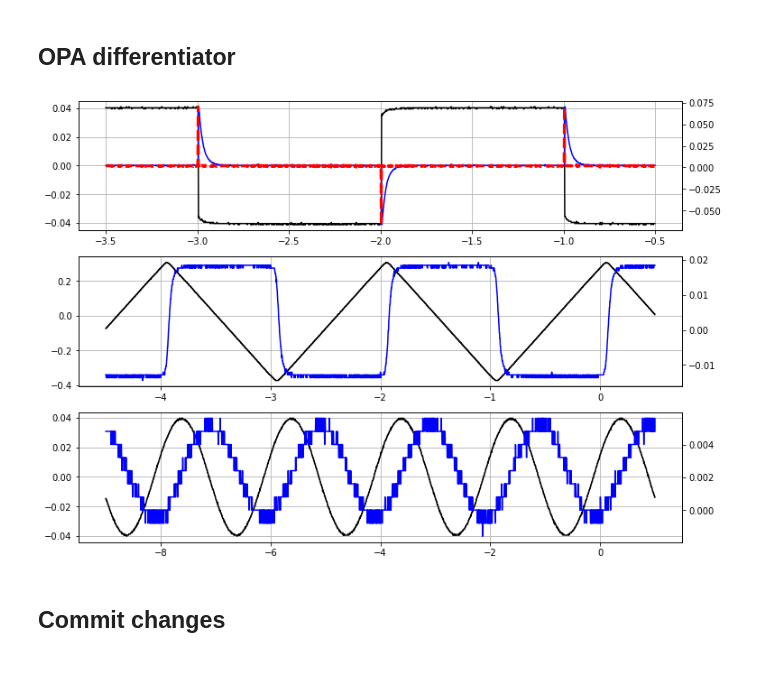
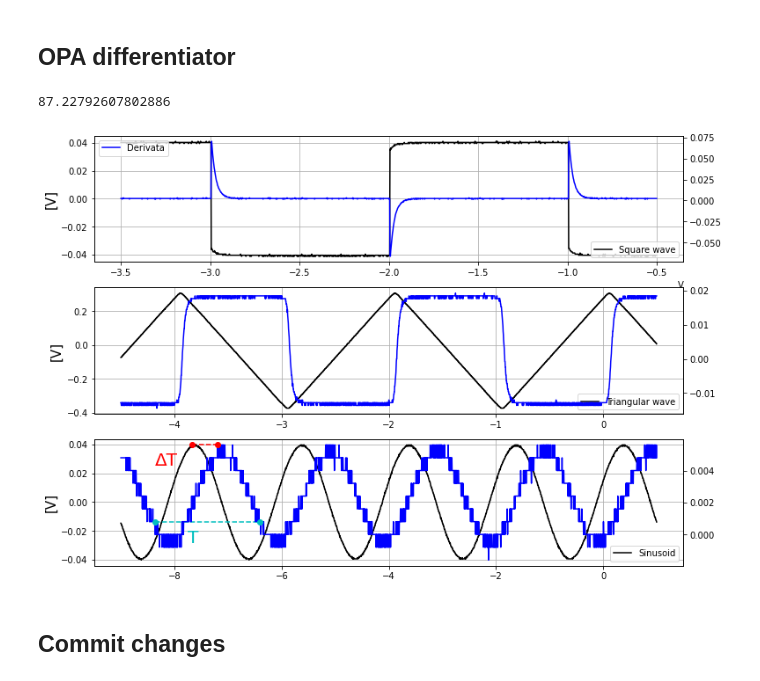
Before and after one commit to valeriopagliarino/Electronics-2021-UNITO-Public, a Jupyter notebook: analysis/2_OPA_integ_deriv_log.ipynb, the cells around one changed output. Saved outputs shown, nothing was run; the diff lists cells and outputs as text; code cells hidden in the pictures.

```diff
--- a/analysis/2_OPA_integ_deriv_log.ipynb
+++ b/analysis/2_OPA_integ_deriv_log.ipynb
@@ -634,45 +631,76 @@ sig_in_dirac    = sig_in_dirac   - sig_in_dirac.mean()
 sig_in_triang   = sig_in_triang - sig_in_triang.mean()
 sig_in_sine     = sig_in_sine   - sig_in_sine.mean()
 
+max_in_sine = np.argmax(sig_in_sine, axis=0)
+max_out_sine = np.argmax(sig_out_sine, axis=0)
+#max_in_sine2 = np.argmax(sig_in_sine,axis = max_in_sine)
 
+
+D_T = time_out_sine[max_out_sine]-time_in_sine[max_in_sine]
 
 fig, ax = plt.subplots(nrows = 3, ncols = 1, figsize=(12, 9))
 
 ax2 = []
+
 for ax_2 in ax:
   ax2.append(ax_2.twinx())
 
 def mm_norm(nn, ref):
   maxv = max(ref)
   minv = min(ref)
   return ((nn - min(nn)) / (max(nn) - min(nn))) * (maxv - minv) + minv
 
 
 dirac_d = np.diff(sig_in_dirac) * -1.
 triang_d = np.diff(sig_in_triang) * -1.
 sine_d = np.diff(sig_in_sine) * -1. + 1
 
-ax[0].plot(time_in_dirac, sig_in_dirac, color = "black", label = "Onda quadra")
+ax[0].plot(time_in_dirac, sig_in_dirac, color = "black", label = "Square wave")
+ax[0].set_xlabel('V', loc='right')
 ax2[0].plot(time_out_dirac, sig_out_dirac, color = "blue", label = "Derivata")
-ax2[0].plot(time_in_dirac[:-1], mm_norm(dirac_d, sig_out_dirac) , color = "red", linestyle = "--", linewidth=3)
+ax2[0].set_xlabel('V',color='b', loc='left')
+#ax2[0].plot(time_in_dirac[:-1], mm_norm(dirac_d, sig_out_dirac) , color = "red", linestyle = "--", linewidth=3)
 
-ax[1].plot(time_in_triang, sig_in_triang, color = "black", label = "Onda triangolare")
+ax[1].plot(time_in_triang, sig_in_triang, color = "black", label = "Triangular wave")
 #ax2[1].plot(time_in_triang[:-1], mm_norm(triang_d, sig_out_triang) , color = "red", linestyle = "--", linewidth=3)
 ax2[1].plot(time_out_triang, sig_out_triang, color = "blue", label = "Derivata")
 
-ax[2].plot(time_in_sine, sig_in_sine, color = "black", label = "Sinusoide")
+ax[2].plot(time_in_sine, sig_in_sine, color = "black", label = "Sinusoid")
 #ax2[2].plot(time_in_sine[:-1], mm_norm(sine_d, sig_out_sine) , color = "red", linestyle = "--", linewidth=3)
 ax2[2].plot(time_out_sine, sig_out_sine, color = "blue", label = "Derivata")
+ax[2].plot(time_in_sine[max_in_sine],sig_in_sine[max_in_sine],'ro')
+ax2[2].plot(time_out_sine[max_out_sine],sig_out_sine[max_out_sine],'ro')
+ax[2].hlines(sig_in_sine[max_in_sine],time_in_sine[max_in_sine],time_out_sine[max_out_sine],linestyle = "--",color='r')
+ax[2].text(time_in_sine[max_in_sine]-0.7, sig_in_sine[max_in_sine] - .005,'ΔT', verticalalignment='top', horizontalalignment='left',
+        color='r', fontsize=20)
+b = 35
+c = 160
 
+ax2[2].plot(time_out_sine[c],sig_out_sine[c],'co')
+ax2[2].plot(time_out_sine[max_out_sine+b+c],sig_out_sine[max_out_sine+b+c],'co')
+
+T=time_out_sine[max_out_sine+b+c]-time_out_sine[c]
+
+ax2[2].hlines(sig_out_sine[c],time_out_sine[c],time_out_sine[max_out_sine+b+c],linestyle = "--",color='c')
+ax2[2].text(time_out_sine[c]+0.6, sig_out_sine[c] - .0005,'T', verticalalignment='top', horizontalalignment='left',
+        color='c', fontsize=20)
 for ax_ in ax:
   ax_.grid()
-  #ax_.legend(loc="upper left")
-
+  ax_.legend(loc="lower right")
+  ax_.set_ylabel('[V]', fontsize=15)
+ax2[0].legend(loc="upper left")
 
 
 plt.savefig(f"{OUTPUTDIR}/OPA-differentiator.pdf")
+
+###########
+f = 1/T
+phi = f*2*np.pi*D_T
+ang = 360/(2*np.pi)*phi
+print(ang)
 # %% [output]
+87.22792607802886
-[figure, old version]
+[figure, new version]
 # %% [markdown]
 ## Commit changes
 # %%
```
Also changed, not shown: parts of 3 cells of this notebook, 4 other files.
